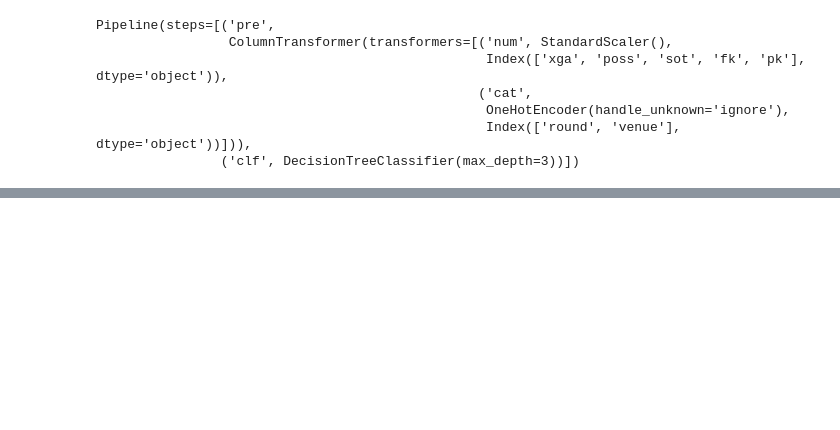
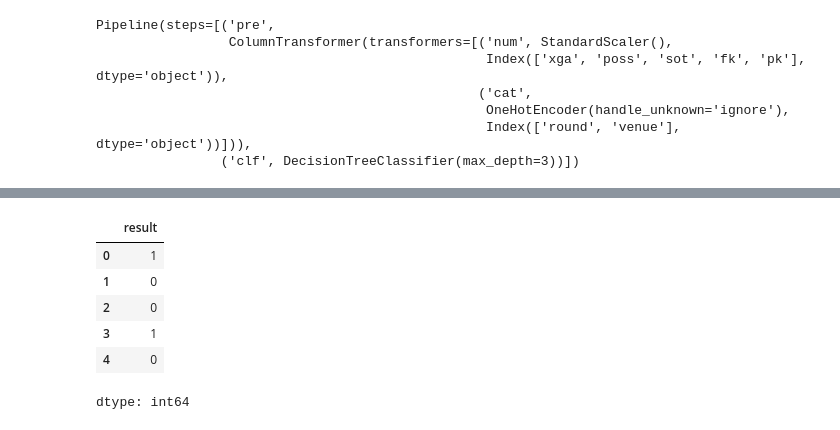
Before and after one commit to michaeledge27/CSCI290, a Jupyter notebook: notebooks/premierLeagueProject.ipynb, the cells around one changed output, grey strips where cells are left out. Saved outputs shown, nothing was run; the diff lists cells and outputs as text; code cells hidden in the pictures; blank space fills up the shorter version.

```diff
--- a/notebooks/premierLeagueProject.ipynb
+++ b/notebooks/premierLeagueProject.ipynb
@@ -128,0 +140,11 @@ array([[  0,  99, 110],
+# %%
+df2 = (df['result']=='W') * 1
+df2.head()
+# %% [output]
+|  | result |
+| 0 | 1 |
+| 1 | 0 |
+| 2 | 0 |
+| 3 | 1 |
+| 4 | 0 |
+dtype: int64
```
Also changed, not shown: parts of 6 cells of this notebook.
